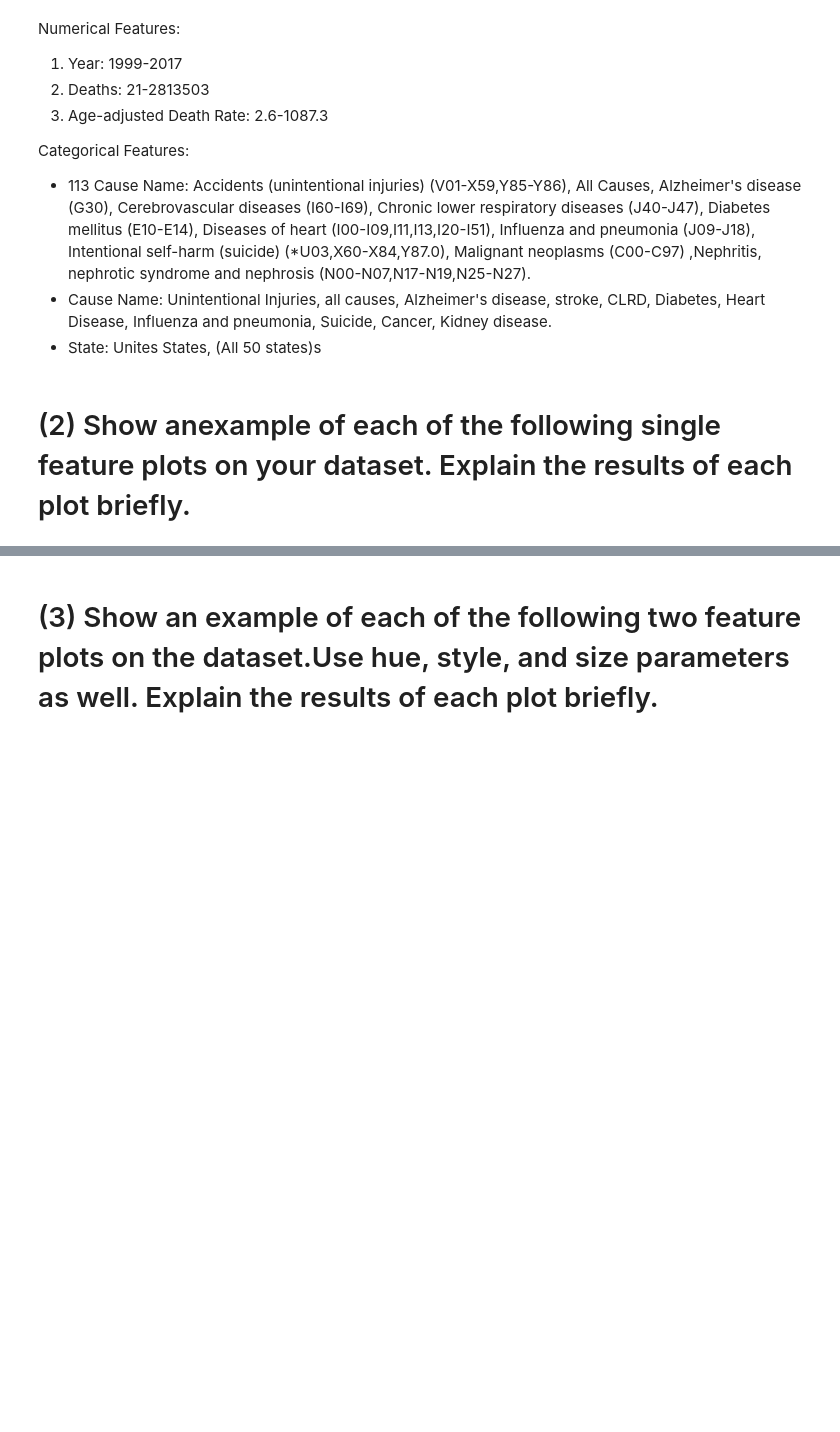
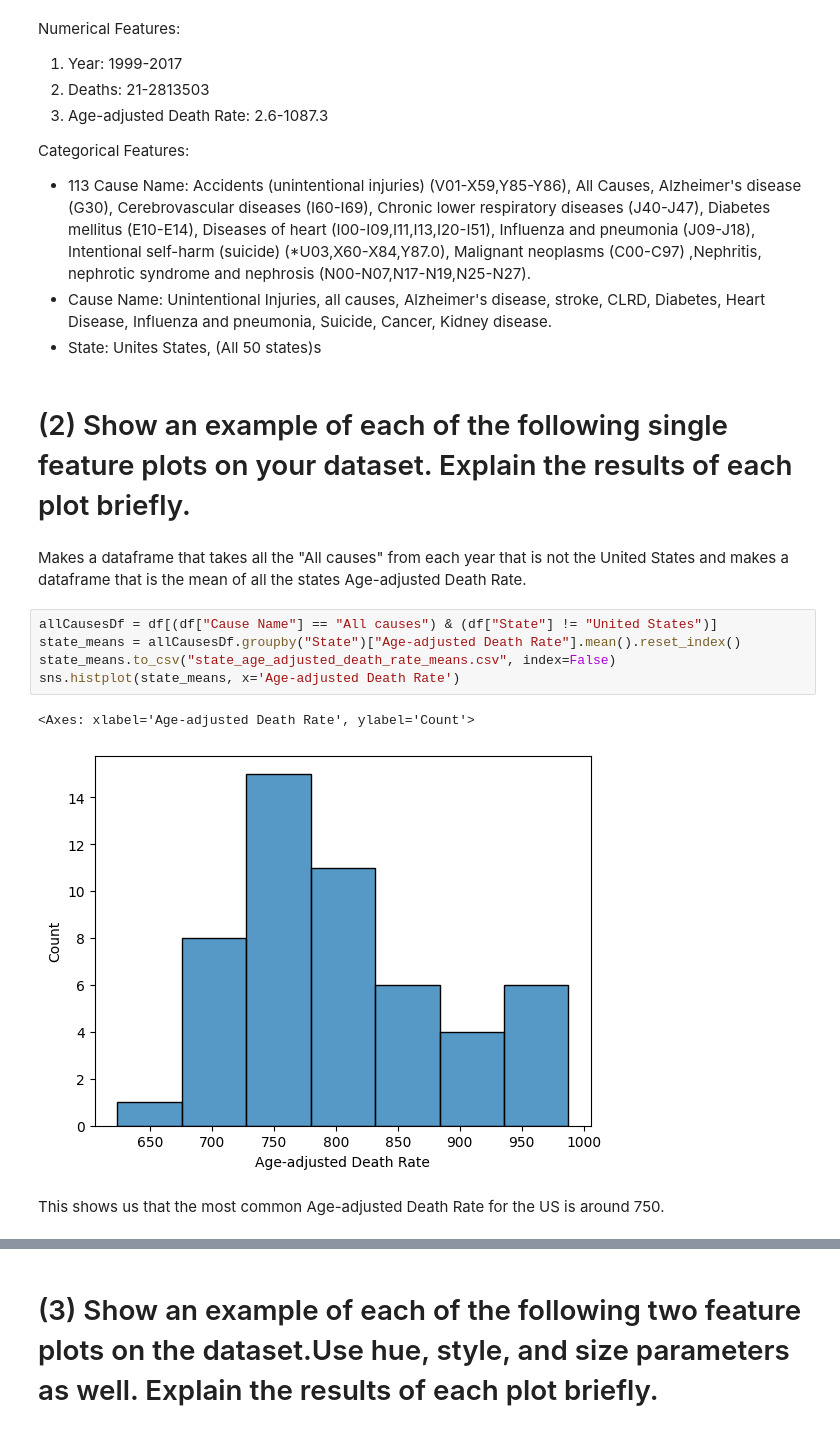
Before and after one commit to LoganWongbangchuad/DataScience, a Jupyter notebook: code/exploration.ipynb, the cells around one changed output, grey strips where cells are left out. Saved outputs shown, nothing was run; the diff lists cells and outputs as text; blank space fills up the shorter version.

```diff
--- a/code/exploration.ipynb
+++ b/code/exploration.ipynb
@@ -53,4 +51,16 @@ Categorical Features:
 *   Cause Name: Unintentional Injuries, all causes, Alzheimer's disease, stroke, CLRD, Diabetes, Heart Disease, Influenza and pneumonia, Suicide, Cancer, Kidney disease.
 *   State: Unites States, (All 50 states)s
 # %% [markdown]
-#  (2) Show anexample of each of the following single feature plots on your dataset. Explain the results of each plot briefly.
+#  (2) Show an example of each of the following single feature plots on your dataset. Explain the results of each plot briefly.
+# %% [markdown]
+Makes a dataframe that takes all the "All causes" from each year that is not the United States and makes a dataframe that is the mean of all the states Age-adjusted Death Rate.
+# %%
+allCausesDf = df[(df["Cause Name"] == "All causes") & (df["State"] != "United States")]
+state_means = allCausesDf.groupby("State")["Age-adjusted Death Rate"].mean().reset_index()
+state_means.to_csv("state_age_adjusted_death_rate_means.csv", index=False)
+sns.histplot(state_means, x='Age-adjusted Death Rate')
+# %% [output]
+<Axes: xlabel='Age-adjusted Death Rate', ylabel='Count'>
+[figure, added]
+# %% [markdown]
+This shows us that the most common Age-adjusted Death Rate for the US is around 750.
```
Also changed, not shown: parts of 34 cells of this notebook.
